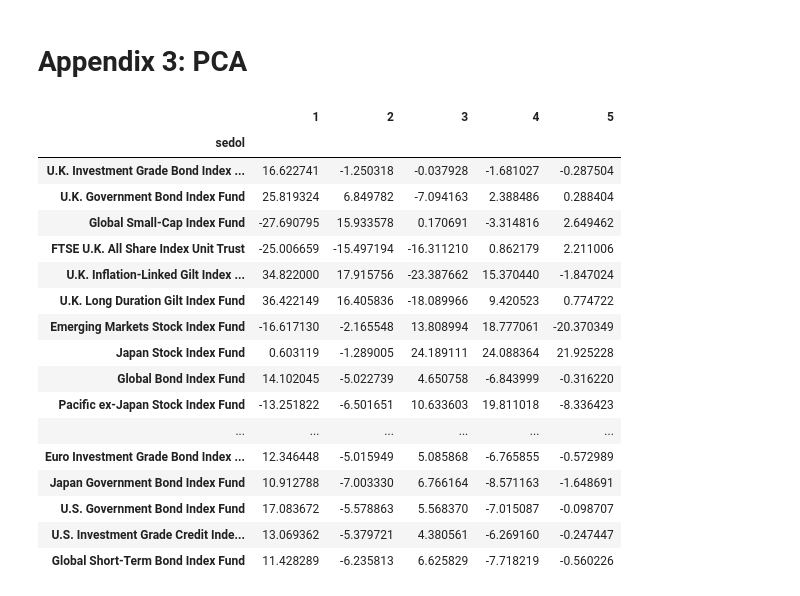
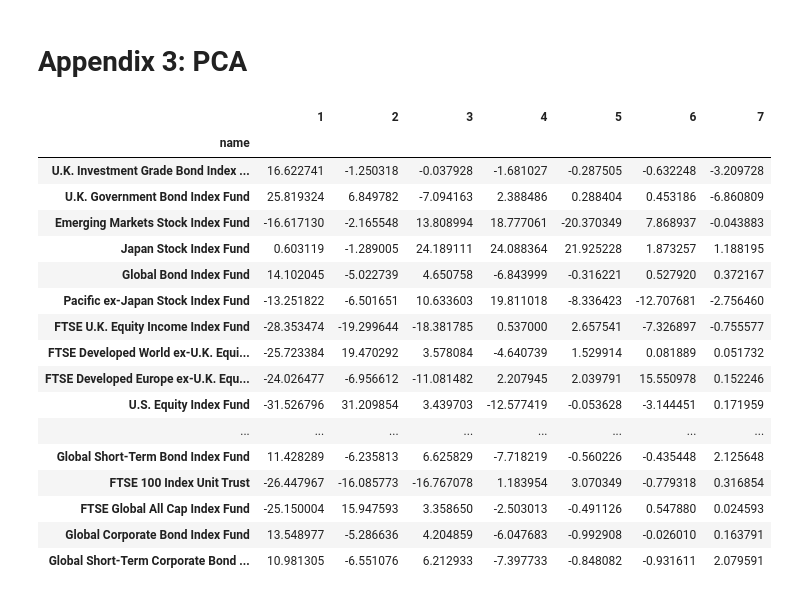
Before and after one commit to 0x26res/vanguard-optimizer, a Jupyter notebook: vanguard-optimizer.ipynb, the cells around one changed output. Saved outputs shown, nothing was run; the diff lists cells and outputs as text; code cells hidden in the pictures.

```diff
--- a/vanguard-optimizer.ipynb
+++ b/vanguard-optimizer.ipynb
@@ -54 +71,8 @@ raw_products_df = products_json_to_df(get_products())
+# %%
+port_id_to_sedols = dict(
+    zip(all_products_df.get_column("portId"), all_products_df.get_column("sedol"))
+)
+sedol_to_name = dict(
+    zip(all_products_df.get_column("sedol"), all_products_df.get_column("name"))
+)
 # %%
@@ -103,10 +136,10 @@ products_df[["name", "fees", "inceptionDate"]].sort_values("fees", ignore_index=
 # %%
 histories = {}
 
-for _, product in products_df.iterrows():
+for product in products_df.iter_rows(named=True):
     port_id = product["portId"]
     url = REQUEST_URL.format(
-        port_id=port_id, start_date=product["inceptionDate"], end_date=END_DATE
+        port_id=port_id, start_date=product["inception_date"], end_date=END_DATE
     )
     request = requests.get(url)
     assert request.status_code == 200
@@ -136,10 +168,6 @@ historical_df = pd.concat(dfs, ignore_index=True)
-# %%
-sedol_to_name = products_df.set_index("sedol")["name"].to_dict()
 # %% [markdown]
 ## Explore products stats
 # %%
-pivoted_returns = (
-    historical_df.pivot(index=["date"], columns=["sedol"], values=["day_return"])
-    .droplevel(0, axis=1)
-    .dropna(how="any")[lambda x: sorted(x.columns)]
-)
+pivoted_returns = historical_df.pivot(
+    index=["date"], columns=["sedol"], values=["day_return"]
+).drop_nulls()
@@ -436,38 +517,41 @@ _ = sns.heatmap(correlation, ax=ax)
 # %% [markdown]
 # Appendix 3: PCA
 # %%
-from sklearn.decomposition import PCA
-
-returns_by_name = pivoted_returns.rename(
-    columns=products_df.set_index("sedol")["name"].to_dict()
+returns_by_name = pivoted_returns.drop("date").rename(
+    {
+        sedol: name
+        for sedol, name in sedol_to_name.items()
+        if sedol in pivoted_returns.columns
+    }
 )
 
-components_number = 5
+components_number = 7
 pca = PCA(n_components=components_number)
-X = returns_by_name[lambda x: ~x.isnull().any(axis=1)].to_numpy().T
+X = returns_by_name.to_numpy().T
 X = X / X.std()
 components = pca.fit_transform(X)
-principal_df = pd.DataFrame(
-    data=components, columns=[str(i + 1) for i in range(0, components_number)]
-)
-principal_df.set_index(returns_by_name.columns)
+principal_df = pl.DataFrame(
+    data=components, schema=[str(i + 1) for i in range(0, components_number)]
+).with_columns(pl.Series(returns_by_name.schema.keys()).alias("name"))
+
+principal_df.to_pandas().set_index("name")
 # %% [output]
-|  | 1 | 2 | 3 | 4 | 5 |
-| sedol |  |  |  |  |  |
-| U.K. Investment Grade Bond Index ... | 16.622741 | -1.250318 | -0.037928 | -1.681027 | -0.287504 |
-| U.K. Government Bond Index Fund | 25.819324 | 6.849782 | -7.094163 | 2.388486 | 0.288404 |
-| Global Small-Cap Index Fund | -27.690795 | 15.933578 | 0.170691 | -3.314816 | 2.649462 |
-| FTSE U.K. All Share Index Unit Trust | -25.006659 | -15.497194 | -16.311210 | 0.862179 | 2.211006 |
-| U.K. Inflation-Linked Gilt Index ... | 34.822000 | 17.915756 | -23.387662 | 15.370440 | -1.847024 |
-| U.K. Long Duration Gilt Index Fund | 36.422149 | 16.405836 | -18.089966 | 9.420523 | 0.774722 |
-| Emerging Markets Stock Index Fund | -16.617130 | -2.165548 | 13.808994 | 18.777061 | -20.370349 |
-| Japan Stock Index Fund | 0.603119 | -1.289005 | 24.189111 | 24.088364 | 21.925228 |
-| Global Bond Index Fund | 14.102045 | -5.022739 | 4.650758 | -6.843999 | -0.316220 |
-| Pacific ex-Japan Stock Index Fund | -13.251822 | -6.501651 | 10.633603 | 19.811018 | -8.336423 |
-| ... | ... | ... | ... | ... | ... |
-| Euro Investment Grade Bond Index ... | 12.346448 | -5.015949 | 5.085868 | -6.765855 | -0.572989 |
-| Japan Government Bond Index Fund | 10.912788 | -7.003330 | 6.766164 | -8.571163 | -1.648691 |
-| U.S. Government Bond Index Fund | 17.083672 | -5.578863 | 5.568370 | -7.015087 | -0.098707 |
-| U.S. Investment Grade Credit Inde... | 13.069362 | -5.379721 | 4.380561 | -6.269160 | -0.247447 |
-| Global Short-Term Bond Index Fund | 11.428289 | -6.235813 | 6.625829 | -7.718219 | -0.560226 |
+|  | 1 | 2 | 3 | 4 | 5 | 6 | 7 |
+| name |  |  |  |  |  |  |  |
+| U.K. Investment Grade Bond Index ... | 16.622741 | -1.250318 | -0.037928 | -1.681027 | -0.287505 | -0.632248 | -3.209728 |
+| U.K. Government Bond Index Fund | 25.819324 | 6.849782 | -7.094163 | 2.388486 | 0.288404 | 0.453186 | -6.860809 |
+| Emerging Markets Stock Index Fund | -16.617130 | -2.165548 | 13.808994 | 18.777061 | -20.370349 | 7.868937 | -0.043883 |
+| Japan Stock Index Fund | 0.603119 | -1.289005 | 24.189111 | 24.088364 | 21.925228 | 1.873257 | 1.188195 |
+| Global Bond Index Fund | 14.102045 | -5.022739 | 4.650758 | -6.843999 | -0.316221 | 0.527920 | 0.372167 |
+| Pacific ex-Japan Stock Index Fund | -13.251822 | -6.501651 | 10.633603 | 19.811018 | -8.336423 | -12.707681 | -2.756460 |
+| FTSE U.K. Equity Income Index Fund | -28.353474 | -19.299644 | -18.381785 | 0.537000 | 2.657541 | -7.326897 | -0.755577 |
+| FTSE Developed World ex-U.K. Equi... | -25.723384 | 19.470292 | 3.578084 | -4.640739 | 1.529914 | 0.081889 | 0.051732 |
+| FTSE Developed Europe ex-U.K. Equ... | -24.026477 | -6.956612 | -11.081482 | 2.207945 | 2.039791 | 15.550978 | 0.152246 |
+| U.S. Equity Index Fund | -31.526796 | 31.209854 | 3.439703 | -12.577419 | -0.053628 | -3.144451 | 0.171959 |
+| ... | ... | ... | ... | ... | ... | ... | ... |
+| Global Short-Term Bond Index Fund | 11.428289 | -6.235813 | 6.625829 | -7.718219 | -0.560226 | -0.435448 | 2.125648 |
+| FTSE 100 Index Unit Trust | -26.447967 | -16.085773 | -16.767078 | 1.183954 | 3.070349 | -0.779318 | 0.316854 |
+| FTSE Global All Cap Index Fund | -25.150004 | 15.947593 | 3.358650 | -2.503013 | -0.491126 | 0.547880 | 0.024593 |
+| Global Corporate Bond Index Fund | 13.548977 | -5.286636 | 4.204859 | -6.047683 | -0.992908 | -0.026010 | 0.163791 |
+| Global Short-Term Corporate Bond ... | 10.981305 | -6.551076 | 6.212933 | -7.397733 | -0.848082 | -0.931611 | 2.079591 |
 # %%
```
Also changed, not shown: parts of 31 cells of this notebook, 1 other file.
